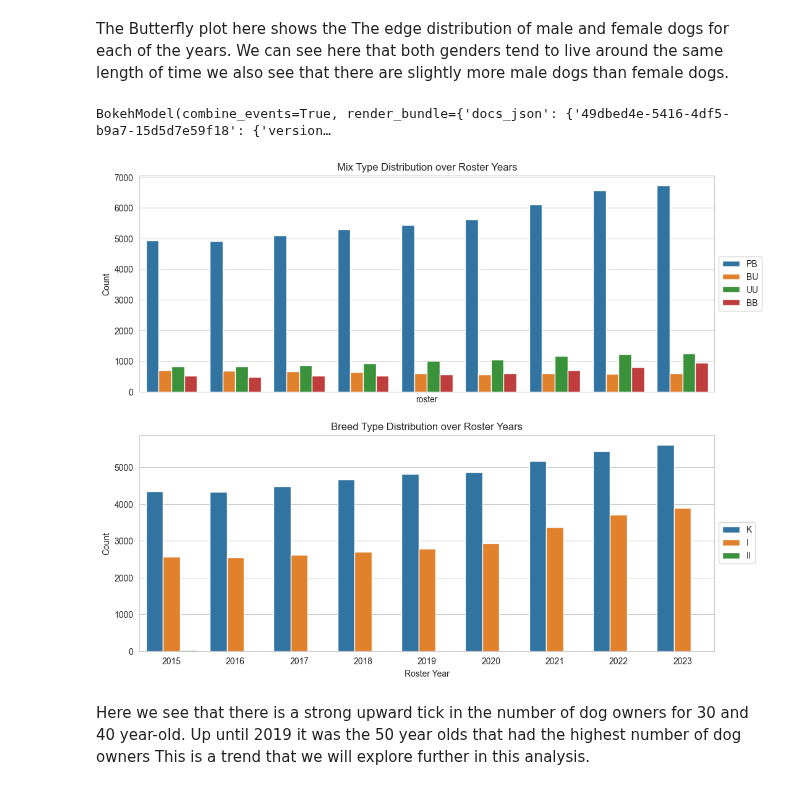
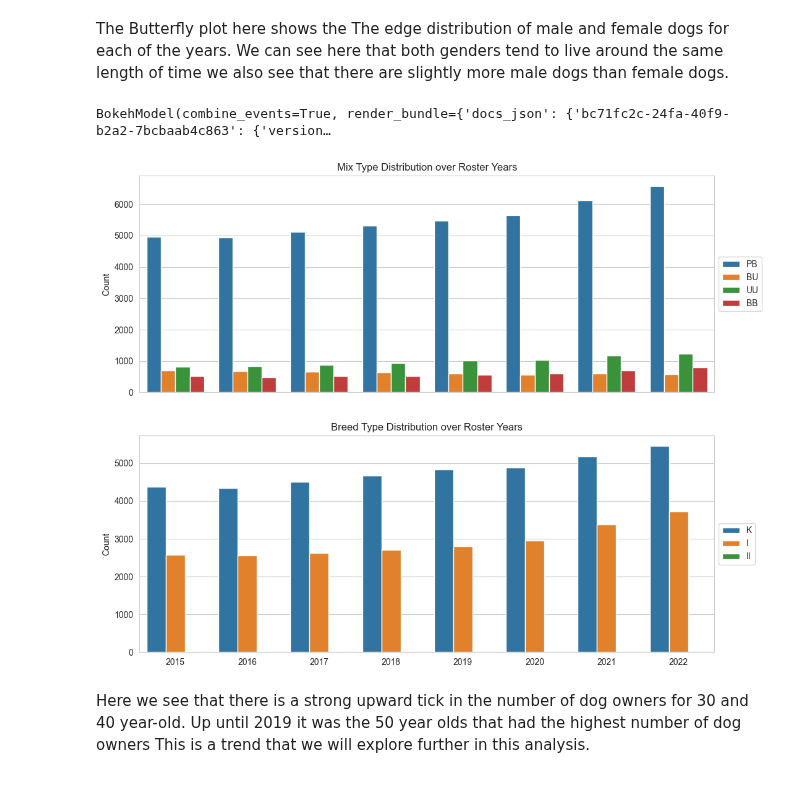
Before and after one commit to jonnross88/Springboard, a Jupyter notebook: u20_data_storytelling/zurich.ipynb, the cells around one changed output. Cells and saved outputs as stored; diff of their text form; code cells hidden in the pictures.

```diff
--- a/u20_data_storytelling/zurich.ipynb
+++ b/u20_data_storytelling/zurich.ipynb
@@ -790,4 +791,4 @@ dog_data["age_group_10"] = dog_data["age_group_10"].fillna(
     )
 )
 
-dog_data["age_group_10"] = dog_data["age_group_10"].fillna(-1)
+dog_data["age_group_10"] = dog_data["age_group_10"].fillna(-1).astype(int)
@@ -794,3 +798,10 @@ dog_data["age_group_10"] = dog_data["age_group_10"].fillna(-1)
+# %%
+# Repeat each row based on the number of dogs in the row
+expanded_dog_data = dog_data.loc[
+    np.repeat(dog_data.index.values, dog_data["number_of_dogs"])
+]
+expanded_dog_data.drop(columns=["number_of_dogs"], inplace=True)
+expanded_dog_data.reset_index(drop=True, inplace=True)
 # %% [markdown]
 #### Consolidated Data
 
@@ -802,0 +809,25 @@ dog_data.isna().sum().sum()
+# %%
+dog_data_columns_to_keep = [
+    "owner_id",
+    "is_male_owner",
+    "is_male_dog",
+    "age_group_10",
+    "dog_age",
+    "district",
+    "sub_district",
+    "neighborhood",
+    "roster",
+    "pet_count",
+    "mixed_type",
+    "is_pure_breed",
+    "breed_type",
+    "dog_color_en",
+    "breed_2_en",
+    "standard",
+    "age_group_10_missing",
+]
+
+filtered_dog_data = expanded_dog_data.query(
+    "roster < 2023")[dog_data_columns_to_keep]
+
+filtered_dog_data.sample().T
@@ -897,7 +1072,7 @@ The Butterfly plot here shows the The edge distribution of male and female dogs
 yearly_player = pnw.Player(
     name="Yearly Player",
     start=2015,
-    end=2023,
+    end=2022,
     value=2020,
     step=1,
     loop_policy="loop",
@@ -918,15 +1093,16 @@ def get_dog_age_butterfly_plot(roster):
         ylabel="Count",
     )
     # Filter the DataFrame for the roster
-    roster_dog_data = dog_data.query(f"roster=={roster}")
+    roster_dog_data = filtered_dog_data.query(f"roster=={roster}")
     # Filter for the is_male_dog
     male_roster_dog_data = roster_dog_data.loc[roster_dog_data["is_male_dog"]]
     male_roster_dog_data = (
-        male_roster_dog_data.groupby(
-            ["dog_age"]).size().reset_index(name="count")
+        male_roster_dog_data.groupby(["dog_age"])
+        .size()
+        .reset_index(name="age_frequency")
     )
     male_roster_dog_data = male_roster_dog_data.set_index("dog_age")
-    total_male = male_roster_dog_data["count"].sum()
+    total_male = male_roster_dog_data["age_frequency"].sum()
     male_plot = male_roster_dog_data.hvplot.bar(
         **bar_opts,
         xlim=(0, 24),
@@ -937,12 +1113,15 @@ def get_dog_age_butterfly_plot(roster):
 
     female_roster_dog_data = roster_dog_data[~roster_dog_data["is_male_dog"]]
     female_roster_dog_data = (
-        female_roster_dog_data.groupby(
-            ["dog_age"]).size().reset_index(name="count")
+        female_roster_dog_data.groupby(["dog_age"])
+        .size()
+        .reset_index(name="age_frequency")
     )
     female_roster_dog_data = female_roster_dog_data.set_index("dog_age")
-    total_female = female_roster_dog_data["count"].sum()
-    female_roster_dog_data["count"] = -1 * female_roster_dog_data["count"]
+    total_female = female_roster_dog_data["age_frequency"].sum()
+    female_roster_dog_data["age_frequency"] = (
+        -1 * female_roster_dog_data["age_frequency"]
+    )
     female_plot = female_roster_dog_data.hvplot.bar(
         **bar_opts,
         xlim=(0, 24),
@@ -959,26 +1138,27 @@ dog_age_distribution_pane = pn.pane.HoloViews(get_dog_age_butterfly_plot)
 pn.Column(yearly_player, dog_age_distribution_pane,
           sizing_mode="stretch_width")
 # %% [output]
-BokehModel(combine_events=True, render_bundle={'docs_json': {'49dbed4e-5416-4df5-b9a7-15d5d7e59f18': {'version…
+BokehModel(combine_events=True, render_bundle={'docs_json': {'bc71fc2c-24fa-40f9-b2a2-7bcbaab4c863': {'version…
 # %%
 # Create subplots
 fig, axes = plt.subplots(nrows=2, ncols=1, figsize=(12, 10), sharex=True)
 
 # Plot for Mix Type over Roster Years
-sns.countplot(x="roster", hue="mixed_type", data=dog_data, ax=axes[0])
+sns.countplot(x="roster", hue="mixed_type", data=filtered_dog_data, ax=axes[0])
 axes[0].set_title("Mix Type Distribution over Roster Years")
+axes[0].set_xlabel("")
 axes[0].set_ylabel("Count")
 axes[0].legend(loc="center left", bbox_to_anchor=(1, 0.5))
 
 # Plot for Breed Type over Roster Years
-sns.countplot(x="roster", hue="breed_type", data=dog_data, ax=axes[1])
+sns.countplot(x="roster", hue="breed_type", data=filtered_dog_data, ax=axes[1])
 axes[1].set_title("Breed Type Distribution over Roster Years")
-axes[1].set_xlabel("Roster Year")
+axes[1].set_xlabel("")
 axes[1].set_ylabel("Count")
 axes[1].legend(loc="center left", bbox_to_anchor=(1, 0.5))
 # Display the plots
 plt.show()
 # %% [output]
-[figure, old version]
+[figure, new version]
 # %% [markdown]
 Here we see that there is a strong upward tick in the number of dog owners for 30 and 40 year-old. Up until 2019 it was the 50 year olds that had the highest number of dog owners This is a trend that we will explore further in this analysis.
```
Also changed, not shown: parts of 97 cells of this notebook, 2 other files.
